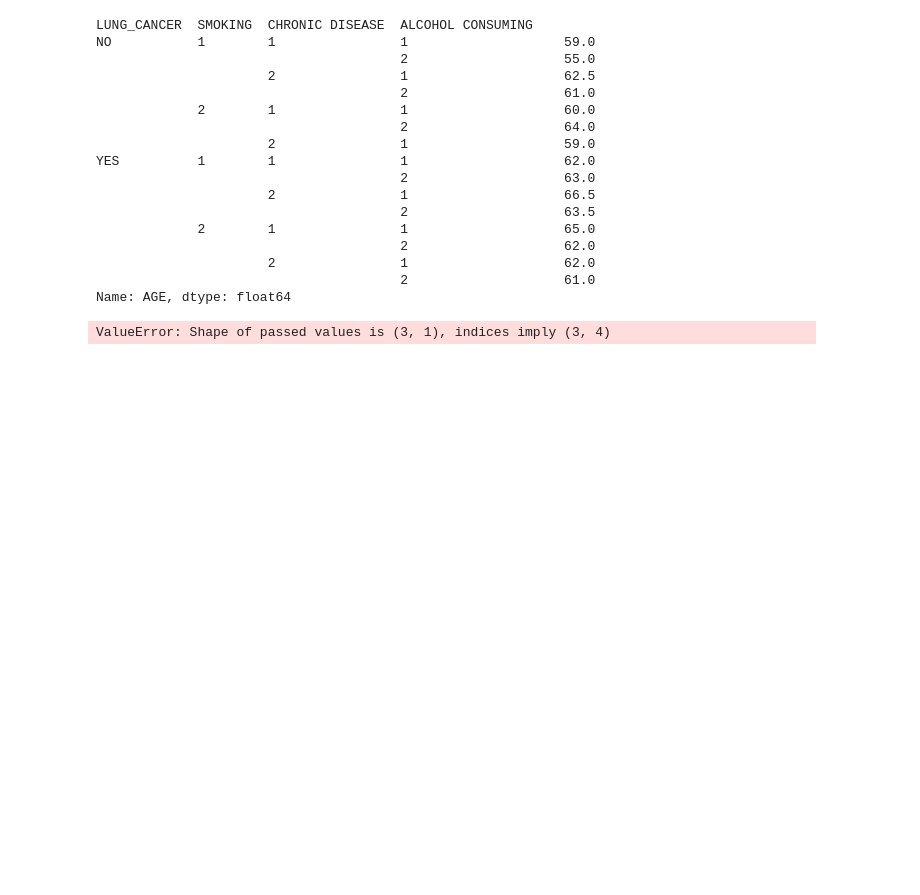
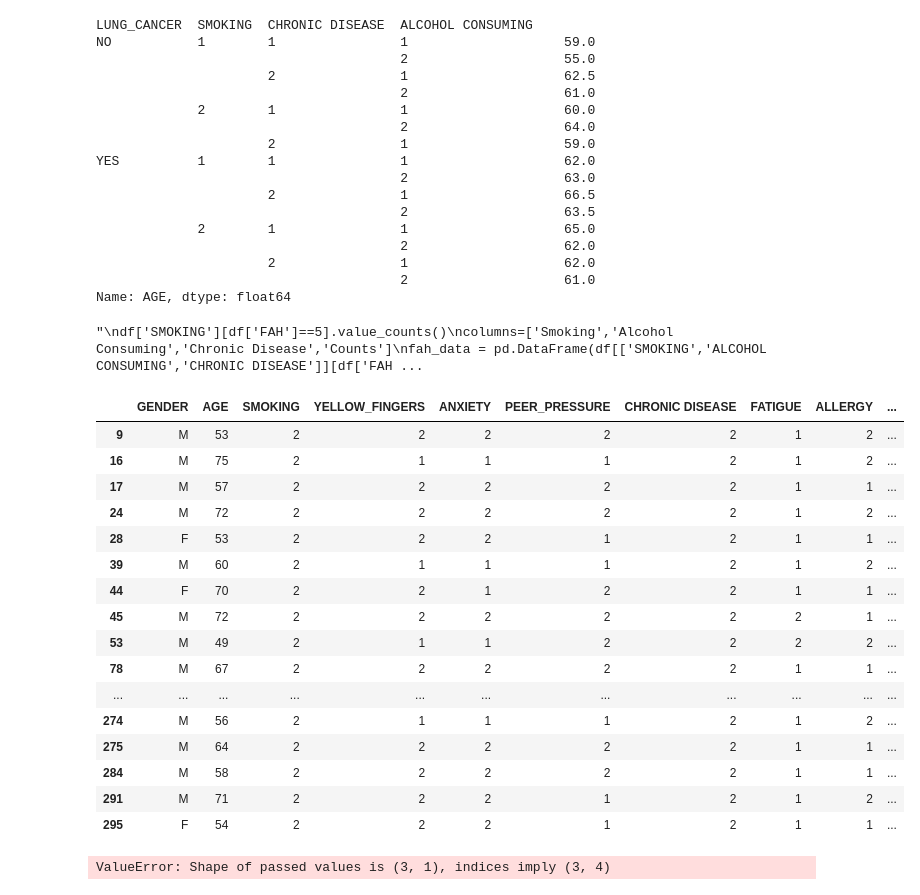
Before and after one commit to jre8301/Data-Dive-1, a Jupyter notebook: main.ipynb, the cells around one changed output. Drawn from its saved outputs; the diff is of its cells as text; code cells hidden in the pictures; blank space fills up the shorter version.

```diff
--- a/main.ipynb
+++ b/main.ipynb
@@ -218,12 +209,36 @@ YES          1        1                1                    62.0
                                        2                    61.0
 Name: AGE, dtype: float64
 # %%
-df['ALCOHOL CONSUMING'][df['FAH']==5].value_counts()
-
+df['ALCOHOL CONSUMING'][df['FAH']==6]
+"""
 df['SMOKING'][df['FAH']==5].value_counts()
 columns=['Smoking','Alcohol Consuming','Chronic Disease','Counts']
 fah_data = pd.DataFrame(df[['SMOKING','ALCOHOL CONSUMING','CHRONIC DISEASE']][df['FAH']==5].value_counts())
 dfi.export(fah_data,'fah_dat.png')
+"""
+# %% [output]
+"\ndf['SMOKING'][df['FAH']==5].value_counts()\ncolumns=['Smoking','Alcohol Consuming','Chronic Disease','Counts']\nfah_data = pd.DataFrame(df[['SMOKING','ALCOHOL CONSUMING','CHRONIC DISEASE']][df['FAH ...
+# %%
+df['ALCOHOL CONSUMING'][df['FAH']==6]
+df[df['FAH']==6]
+# %% [output]
+|  | GENDER | AGE | SMOKING | YELLOW_FINGERS | ANXIETY | PEER_PRESSURE | CHRONIC DISEASE | FATIGUE | ALLERGY | ... |
+| 9 | M | 53 | 2 | 2 | 2 | 2 | 2 | 1 | 2 | ... |
+| 16 | M | 75 | 2 | 1 | 1 | 1 | 2 | 1 | 2 | ... |
+| 17 | M | 57 | 2 | 2 | 2 | 2 | 2 | 1 | 1 | ... |
+| 24 | M | 72 | 2 | 2 | 2 | 2 | 2 | 1 | 2 | ... |
+| 28 | F | 53 | 2 | 2 | 2 | 1 | 2 | 1 | 1 | ... |
+| 39 | M | 60 | 2 | 1 | 1 | 1 | 2 | 1 | 2 | ... |
+| 44 | F | 70 | 2 | 2 | 1 | 2 | 2 | 1 | 1 | ... |
+| 45 | M | 72 | 2 | 2 | 2 | 2 | 2 | 2 | 1 | ... |
+| 53 | M | 49 | 2 | 1 | 1 | 2 | 2 | 2 | 2 | ... |
+| 78 | M | 67 | 2 | 2 | 2 | 2 | 2 | 1 | 1 | ... |
+| ... | ... | ... | ... | ... | ... | ... | ... | ... | ... | ... |
+| 274 | M | 56 | 2 | 1 | 1 | 1 | 2 | 1 | 2 | ... |
+| 275 | M | 64 | 2 | 2 | 2 | 2 | 2 | 1 | 1 | ... |
+| 284 | M | 58 | 2 | 2 | 2 | 2 | 2 | 1 | 1 | ... |
+| 291 | M | 71 | 2 | 2 | 2 | 1 | 2 | 1 | 2 | ... |
+| 295 | F | 54 | 2 | 2 | 2 | 1 | 2 | 1 | 1 | ... |
 # %%
 fah_data = df[['SMOKING','ALCOHOL CONSUMING','CHRONIC DISEASE']][df['FAH']==5].value_counts()
 fah_df = pd.DataFrame(fah_data,columns=['Smoking','Alcohol Consuming','Chronic Disease','Counts'])
```
Also changed, not shown: parts of 6 cells of this notebook.
